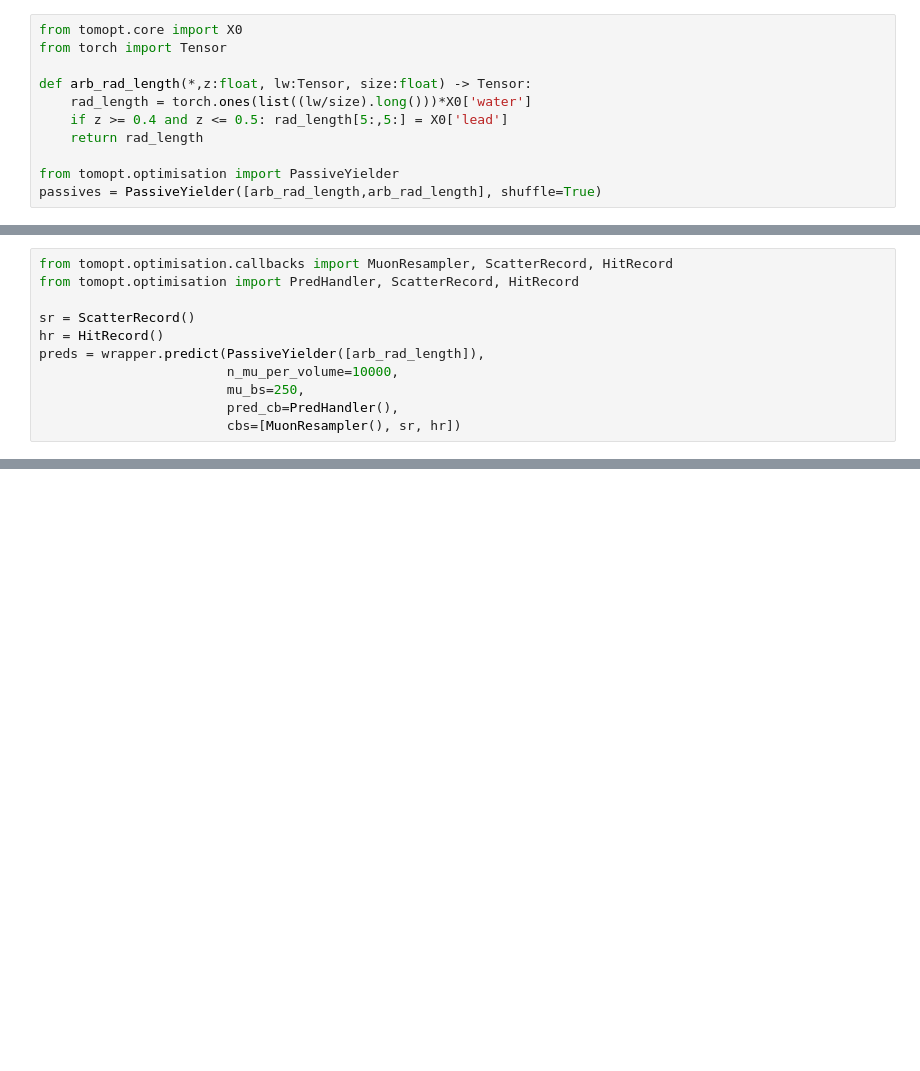
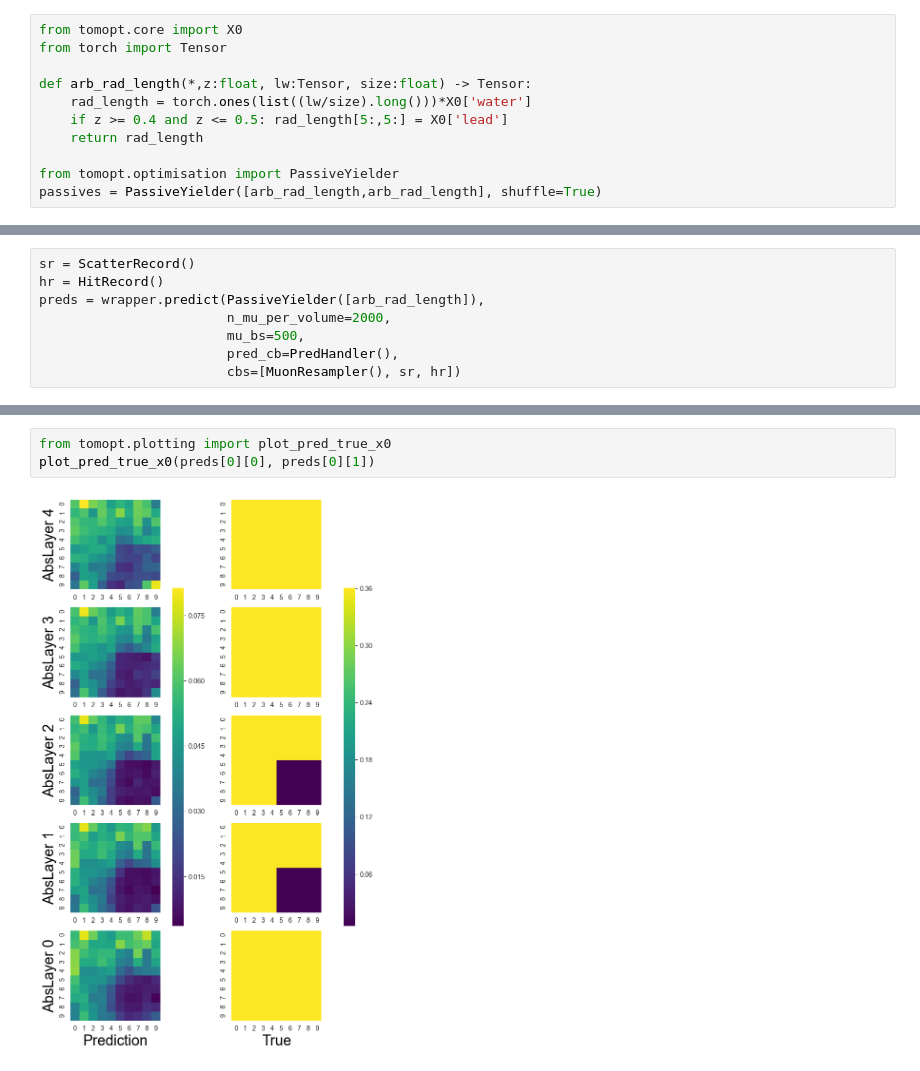
Before and after one commit to vischia/TomOptCargo, a Jupyter notebook: muon_hits_has_nans_dev.ipynb, the cells around one changed output, grey strips where cells are left out. Drawn from its saved outputs; the diff is of its cells as text; blank space fills up the shorter version.

```diff
--- a/muon_hits_has_nans_dev.ipynb
+++ b/muon_hits_has_nans_dev.ipynb
@@ -35,12 +48,9 @@ passives = PassiveYielder([arb_rad_length,arb_rad_length], shuffle=True)
 # %%
-from tomopt.optimisation.callbacks import MuonResampler, ScatterRecord, HitRecord
-from tomopt.optimisation import PredHandler, ScatterRecord, HitRecord
-
 sr = ScatterRecord()
 hr = HitRecord()
 preds = wrapper.predict(PassiveYielder([arb_rad_length]),
-                        n_mu_per_volume=10000,
-                        mu_bs=250,
+                        n_mu_per_volume=2000,
+                        mu_bs=500,
                         pred_cb=PredHandler(),
                         cbs=[MuonResampler(), sr, hr])
 # %% [output]
@@ -47,0 +105,5 @@ preds = wrapper.predict(PassiveYielder([arb_rad_length]),
+# %%
+from tomopt.plotting import plot_pred_true_x0
+plot_pred_true_x0(preds[0][0], preds[0][1])
+# %% [output]
+[figure, added]
```
Also changed, not shown: parts of 35 cells of this notebook.
